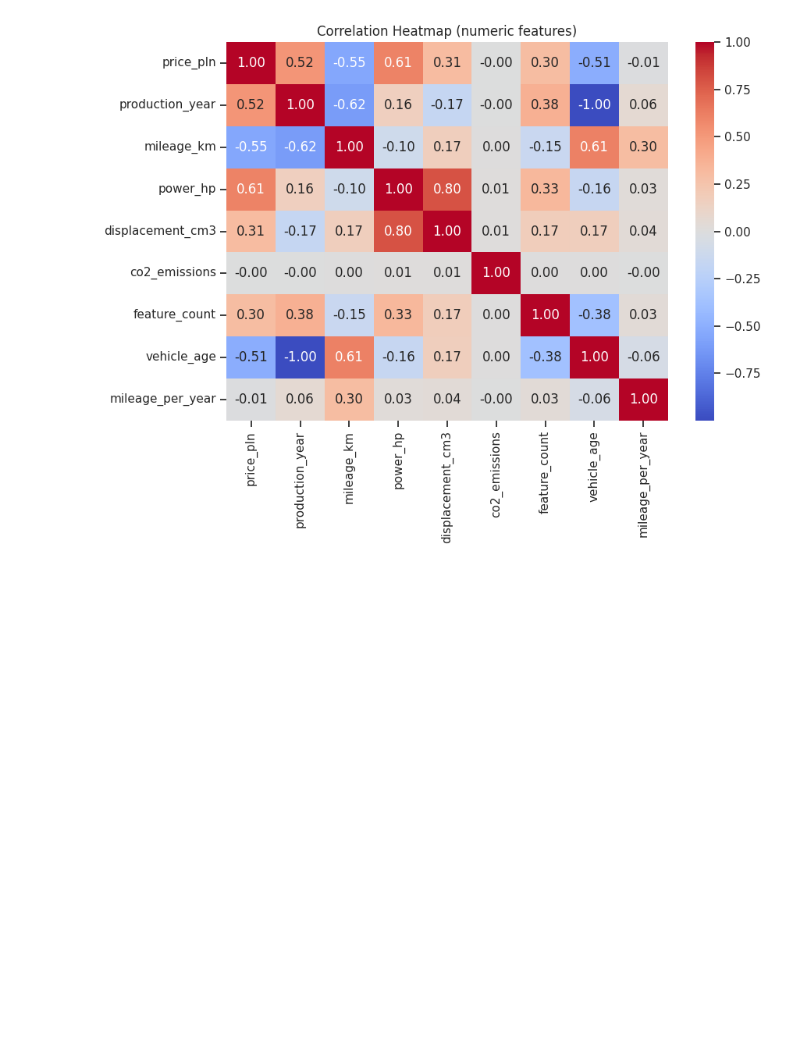
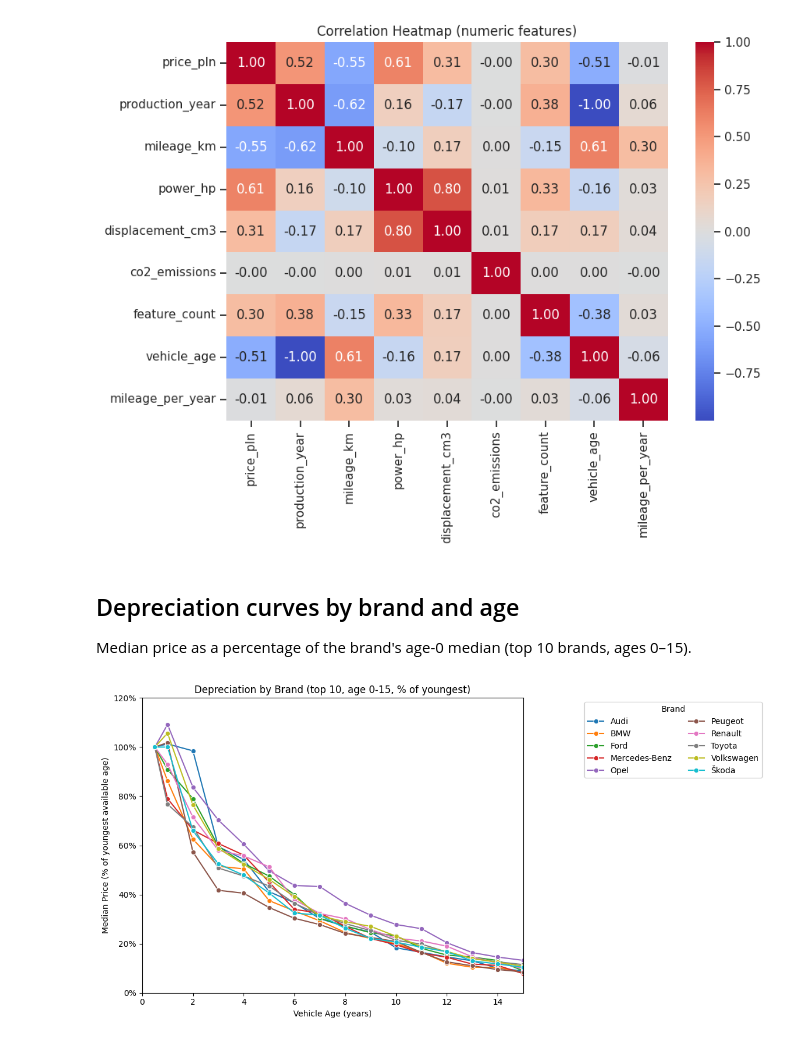
Before and after one commit to four-dragons-casino/big-data-project, a Jupyter notebook: eda.ipynb, the cells around one changed output. Saved outputs shown, nothing was run; the diff lists cells and outputs as text; code cells hidden in the pictures; blank space fills up the shorter version.

```diff
--- a/eda.ipynb
+++ b/eda.ipynb
@@ -159,3 +159,56 @@ plt.savefig(fig_dir / 'correlation_heatmap.png', bbox_inches='tight')
 plt.show()
 # %% [output]
 [figure]
+# %% [markdown]
+## Depreciation curves by brand and age
+
+Median price as a percentage of the brand's age-0 median (top 10 brands, ages 0–15).
+# %%
+from matplotlib.ticker import PercentFormatter
+
+top10_brands = df['brand'].value_counts().head(10).index
+age_filtered = df[
+    df['brand'].isin(top10_brands)
+    & df['vehicle_age'].notna()
+    & (df['vehicle_age'] >= 0)
+    & (df['vehicle_age'] <= 15)
+]
+
+brand_age = (
+    age_filtered.groupby(['brand', 'vehicle_age'])['price_pln']
+    .median()
+    .reset_index(name='median_price_pln')
+)
+
+# Use each brand's youngest available age as baseline (age 0 if present)
+baseline_idx = brand_age.groupby('brand')['vehicle_age'].idxmin()
+baselines = brand_age.loc[baseline_idx, ['brand', 'vehicle_age', 'median_price_pln']].rename(
+    columns={'median_price_pln': 'baseline_price', 'vehicle_age': 'baseline_age'}
+)
+brand_age = brand_age.merge(baselines[['brand', 'baseline_price']], on='brand', how='inner')
+brand_age = brand_age[brand_age['baseline_price'] > 0]
+brand_age['price_pct_of_new'] = 100 * brand_age['median_price_pln'] / brand_age['baseline_price']
+brand_age = brand_age.sort_values(['brand', 'vehicle_age'])
+
+if brand_age.empty:
+    raise ValueError('No data available to plot depreciation by brand and age in the 0–15 window.')
+
+plt.figure(figsize=(12, 6))
+sns.lineplot(
+    data=brand_age,
+    x='vehicle_age',
+    y='price_pct_of_new',
+    hue='brand',
+    marker='o',
+)
+plt.xlim(0, 15)
+plt.ylim(0, 120)
+plt.xlabel('Vehicle Age (years)')
+plt.ylabel('Median Price (% of youngest available age)')
+plt.title('Depreciation by Brand (top 10, age 0-15, % of youngest)')
+plt.gca().yaxis.set_major_formatter(PercentFormatter())
+plt.legend(title='Brand', bbox_to_anchor=(1.15, 1), loc='upper left', ncol=2)
+plt.tight_layout()
+plt.show()
+# %% [output]
+[figure, added]
```
Also changed, not shown: parts of 20 cells of this notebook, 3 other files.
